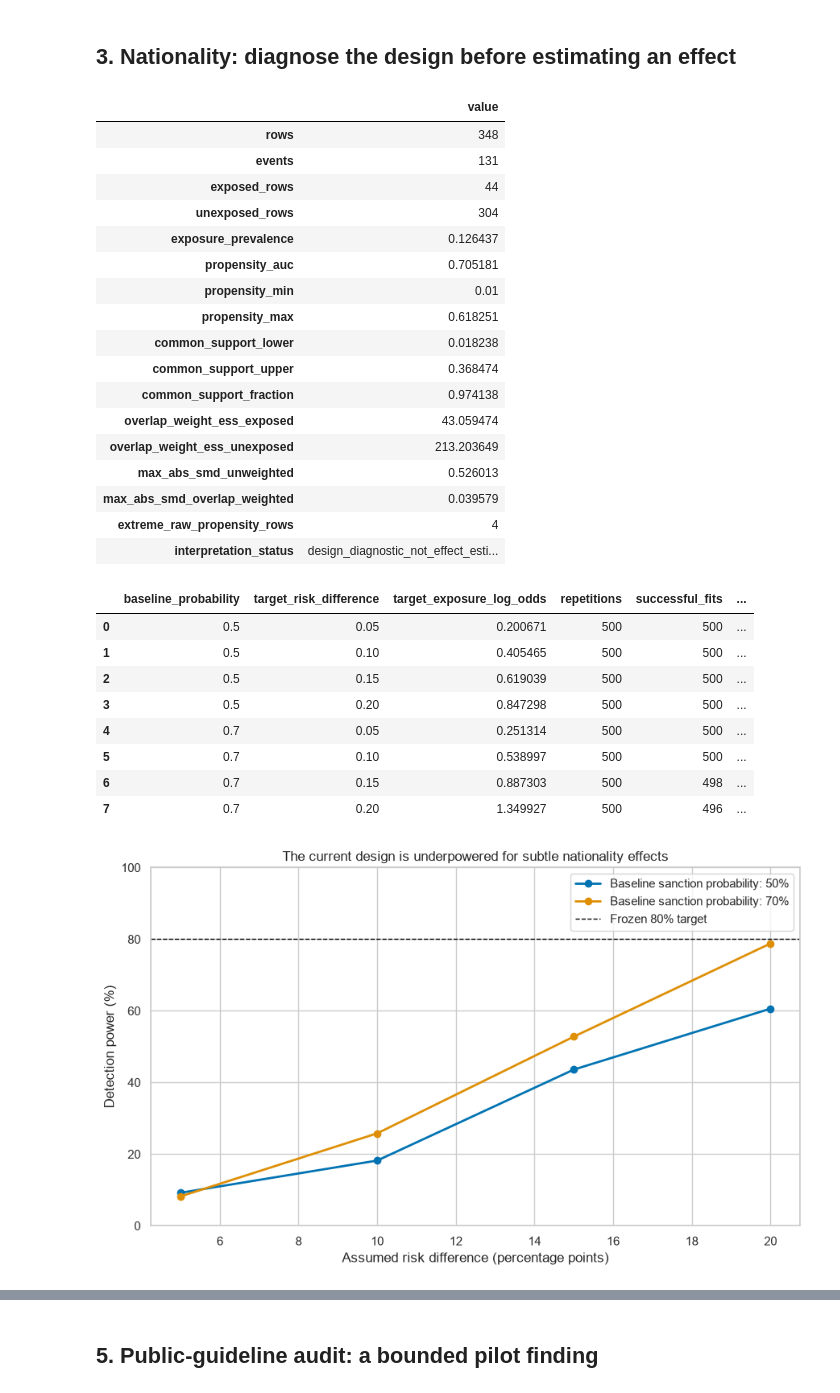
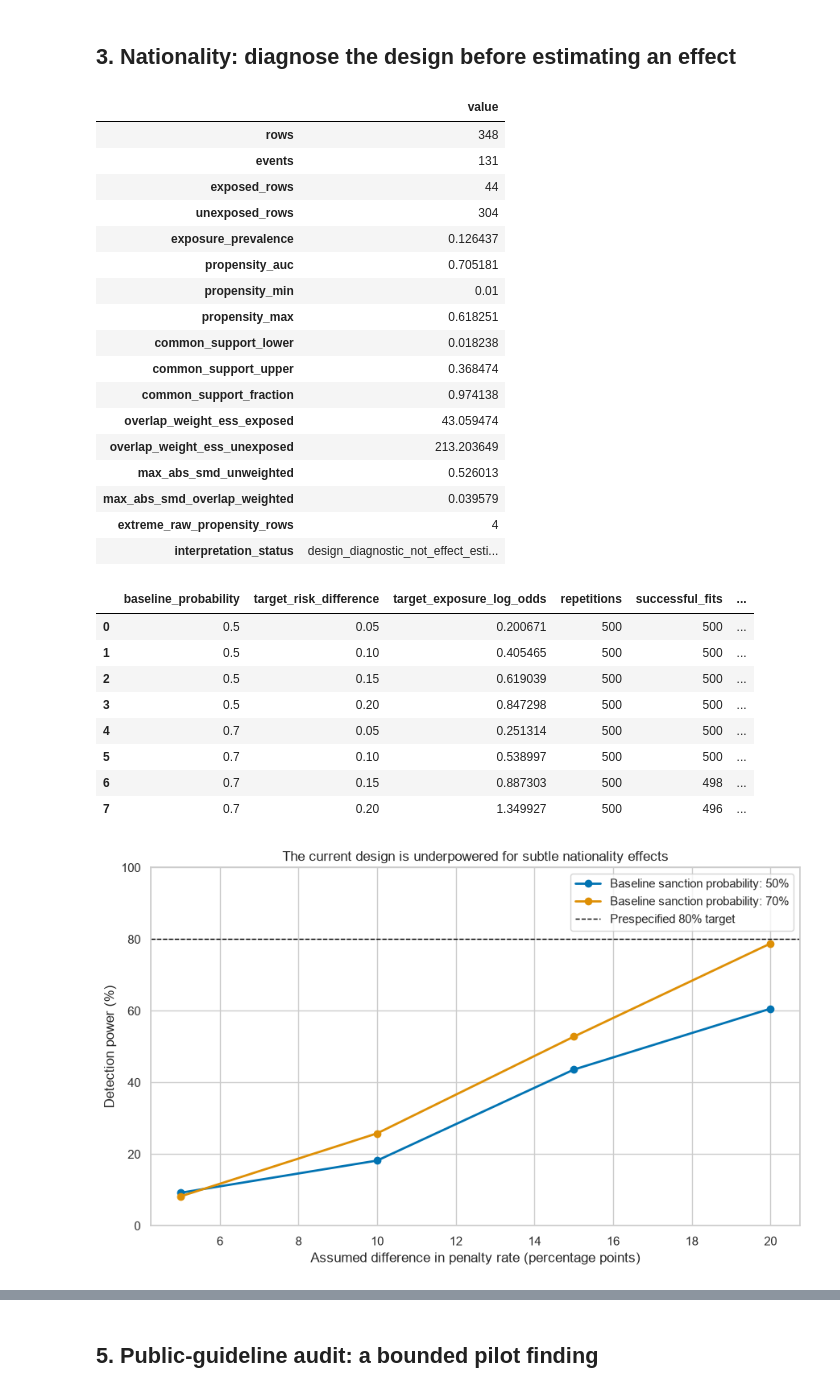
Before and after one commit to brianbzeng/f1-stewarding-analysis, a Jupyter notebook: notebooks/06_final_oversight_report.ipynb, the cells around one changed output, grey strips where cells are left out. Cells and saved outputs as stored; diff of their text form; code cells hidden in the pictures.

```diff
--- a/notebooks/06_final_oversight_report.ipynb
+++ b/notebooks/06_final_oversight_report.ipynb
@@ -262,10 +260,10 @@ for index, (baseline, group) in enumerate(power.groupby("baseline_probability"))
         color=COLORS[index],
         label=f"Baseline sanction probability: {baseline:.0%}",
     )
-ax.axhline(80, color="black", linestyle="--", linewidth=1, label="Frozen 80% target")
+ax.axhline(80, color="black", linestyle="--", linewidth=1, label="Prespecified 80% target")
 ax.set(
     title="The current design is underpowered for subtle nationality effects",
-    xlabel="Assumed risk difference (percentage points)",
+    xlabel="Assumed difference in penalty rate (percentage points)",
     ylabel="Detection power (%)",
     ylim=(0, 100),
 )
@@ -277,32 +275,32 @@ plt.show()
 power.to_csv(GENERATED / "nationality_power.csv", index=False)
 overlap.summary.to_csv(GENERATED / "nationality_overlap_summary.csv", index=False)
 # %% [output]
 |  | value |
 | rows | 348 |
 | events | 131 |
 | exposed_rows | 44 |
 | unexposed_rows | 304 |
 | exposure_prevalence | 0.126437 |
 | propensity_auc | 0.705181 |
 | propensity_min | 0.01 |
 | propensity_max | 0.618251 |
 | common_support_lower | 0.018238 |
 | common_support_upper | 0.368474 |
 | common_support_fraction | 0.974138 |
 | overlap_weight_ess_exposed | 43.059474 |
 | overlap_weight_ess_unexposed | 213.203649 |
 | max_abs_smd_unweighted | 0.526013 |
 | max_abs_smd_overlap_weighted | 0.039579 |
 | extreme_raw_propensity_rows | 4 |
 | interpretation_status | design_diagnostic_not_effect_esti... |
 |  | baseline_probability | target_risk_difference | target_exposure_log_odds | repetitions | successful_fits | ... |
 | 0 | 0.5 | 0.05 | 0.200671 | 500 | 500 | ... |
 | 1 | 0.5 | 0.10 | 0.405465 | 500 | 500 | ... |
 | 2 | 0.5 | 0.15 | 0.619039 | 500 | 500 | ... |
 | 3 | 0.5 | 0.20 | 0.847298 | 500 | 500 | ... |
 | 4 | 0.7 | 0.05 | 0.251314 | 500 | 500 | ... |
 | 5 | 0.7 | 0.10 | 0.538997 | 500 | 500 | ... |
 | 6 | 0.7 | 0.15 | 0.887303 | 500 | 498 | ... |
 | 7 | 0.7 | 0.20 | 1.349927 | 500 | 496 | ... |
-[figure, old version]
+[figure, new version]
 # %% [markdown]
```
Also changed, not shown: parts of 14 cells of this notebook, 7 other files.
